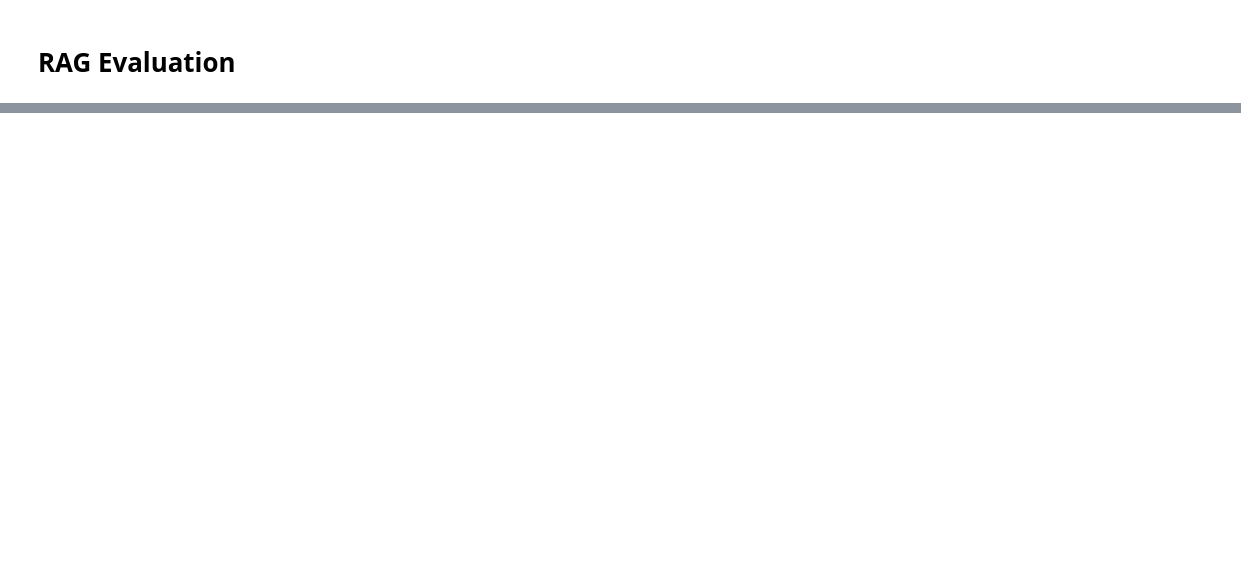
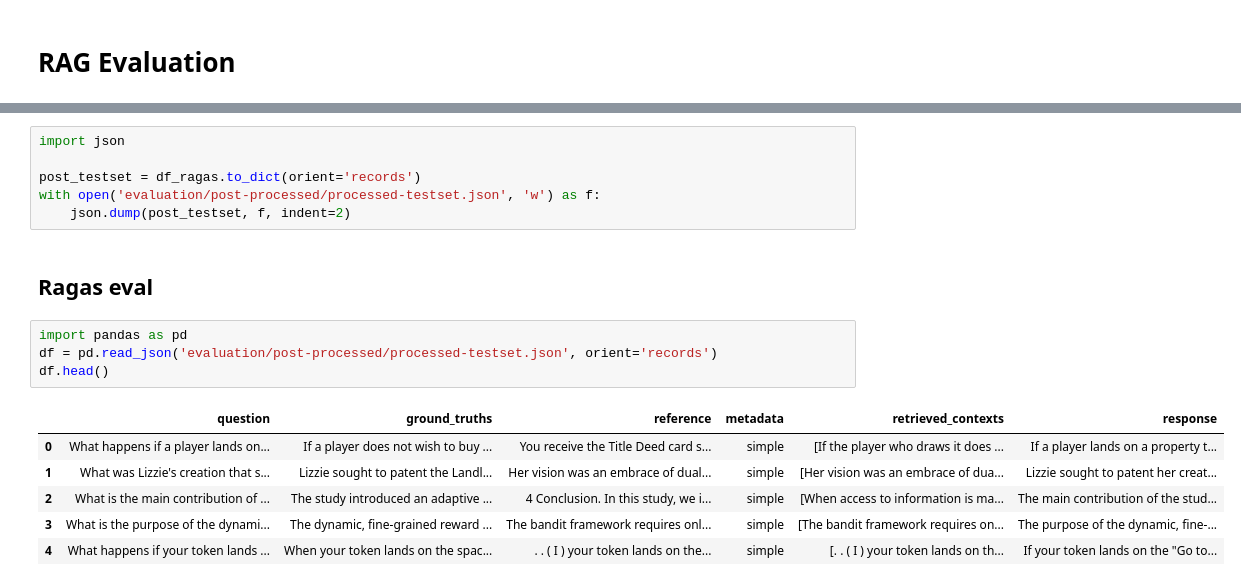
Before and after one commit to WiktorPodwin/rag-bot, a Jupyter notebook: src/evaluate.ipynb, the cells around one changed output, grey strips where cells are left out. Saved outputs shown, nothing was run; the diff lists cells and outputs as text; blank space fills up the shorter version.

```diff
--- a/src/evaluate.ipynb
+++ b/src/evaluate.ipynb
@@ -229,0 +122,19 @@ NameError: name 'report' is not defined
+# %%
+import json
+
+post_testset = df_ragas.to_dict(orient='records')
+with open('evaluation/post-processed/processed-testset.json', 'w') as f:
+    json.dump(post_testset, f, indent=2)
+# %% [markdown]
+## Ragas eval
+# %%
+import pandas as pd
+df = pd.read_json('evaluation/post-processed/processed-testset.json', orient='records')
+df.head()
+# %% [output]
+|  | question | ground_truths | reference | metadata | retrieved_contexts | response |
+| 0 | What happens if a player lands on... | If a player does not wish to buy ... | You receive the Title Deed card s... | simple | [If the player who draws it does ... | If a player lands on a property t... |
+| 1 | What was Lizzie's creation that s... | Lizzie sought to patent the Landl... | Her vision was an embrace of dual... | simple | [Her vision was an embrace of dua... | Lizzie sought to patent her creat... |
+| 2 | What is the main contribution of ... | The study introduced an adaptive ... | 4 Conclusion. In this study, we i... | simple | [When access to information is ma... | The main contribution of the stud... |
+| 3 | What is the purpose of the dynami... | The dynamic, fine-grained reward ... | The bandit framework requires onl... | simple | [The bandit framework requires on... | The purpose of the dynamic, fine-... |
+| 4 | What happens if your token lands ... | When your token lands on the spac... | . . ( I ) your token lands on the... | simple | [. . ( I ) your token lands on th... | If your token lands on the "Go to... |
```
Also changed, not shown: parts of 39 cells of this notebook, 15 other files.
